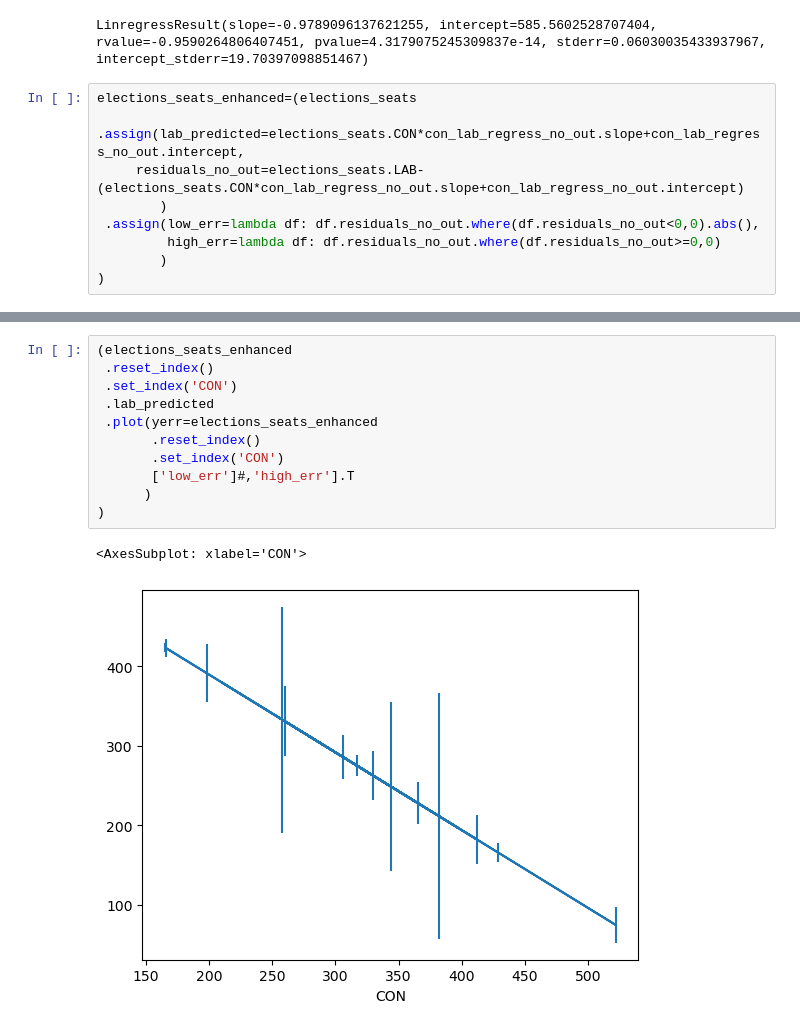
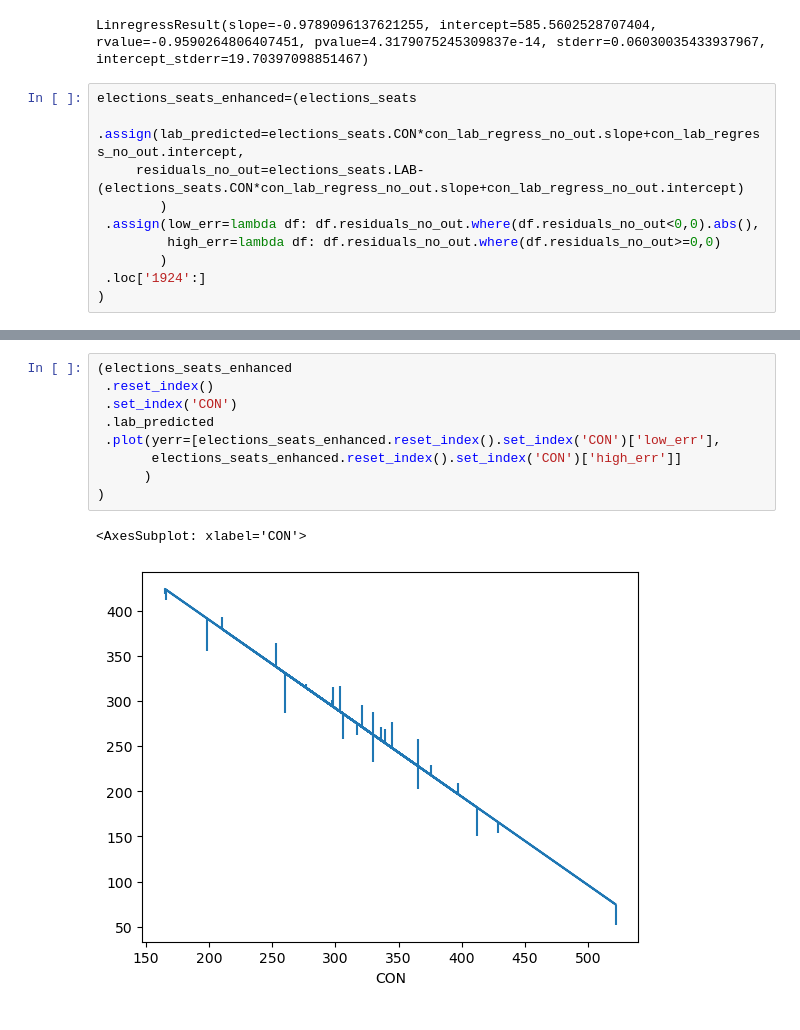
Before and after one commit to stelios-c/uk_votes, a Jupyter notebook: uk_elections.ipynb, the cells around one changed output, grey strips where cells are left out. Cells and saved outputs as stored; diff of their text form.

```diff
--- a/uk_elections.ipynb
+++ b/uk_elections.ipynb
@@ -188,5 +188,6 @@ elections_seats_enhanced=(elections_seats
  .assign(low_err=lambda df: df.residuals_no_out.where(df.residuals_no_out<0,0).abs(),
          high_err=lambda df: df.residuals_no_out.where(df.residuals_no_out>=0,0)
         )
+ .loc['1924':]
 )
 # %%
@@ -222,14 +233,12 @@ elections_seats_enhanced.residuals_no_out.loc['1924':].plot(kind='bar')
 # %%
 (elections_seats_enhanced
  .reset_index()
  .set_index('CON')
  .lab_predicted
- .plot(yerr=elections_seats_enhanced
-       .reset_index()
-       .set_index('CON')
-       ['low_err']#,'high_err'].T
+ .plot(yerr=[elections_seats_enhanced.reset_index().set_index('CON')['low_err'],
+       elections_seats_enhanced.reset_index().set_index('CON')['high_err']]
       )
 )
 # %% [output]
 <AxesSubplot: xlabel='CON'>
-[figure, old version]
+[figure, new version]
```
Also changed, not shown: parts of 3 cells of this notebook.
